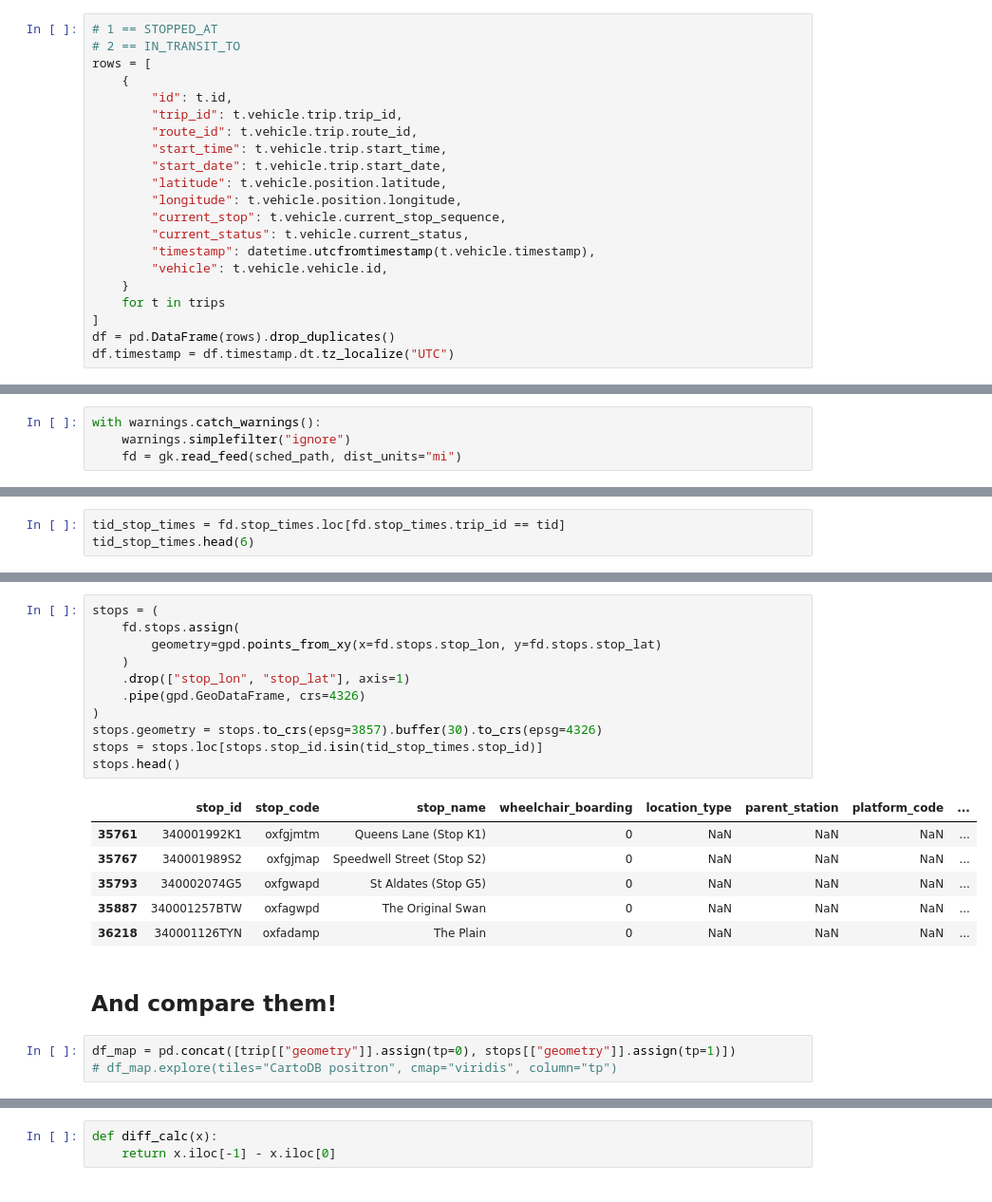
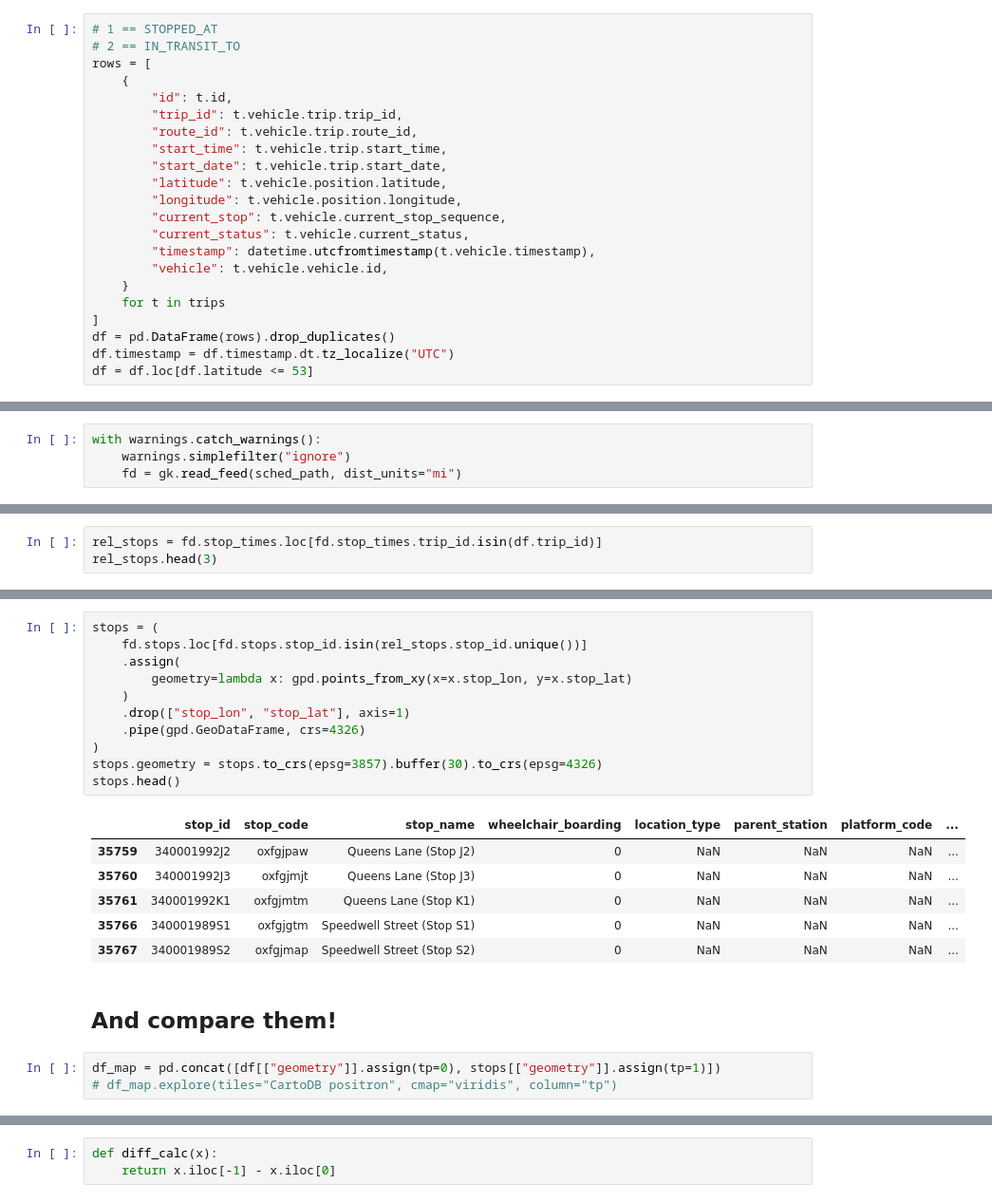
Before and after one commit to carderne/bods, a Jupyter notebook: notebooks/boarding_time.ipynb, the cells around one changed output, grey strips where cells are left out. Shown: that part at 95% size. Drawn from its saved outputs; the diff is of its cells as text.

```diff
--- a/notebooks/boarding_time.ipynb
+++ b/notebooks/boarding_time.ipynb
@@ -46,6 +46,7 @@ rows = [
 ]
 df = pd.DataFrame(rows).drop_duplicates()
 df.timestamp = df.timestamp.dt.tz_localize("UTC")
+df = df.loc[df.latitude <= 53]
 # %% [markdown]
 Convert to GeoDataFrame
 # %%
@@ -79,5 +76,5 @@ tid_trips
 # %%
-tid_stop_times = fd.stop_times.loc[fd.stop_times.trip_id == tid]
-tid_stop_times.head(6)
+rel_stops = fd.stop_times.loc[fd.stop_times.trip_id.isin(df.trip_id)]
+rel_stops.head(3)
 # %% [output]
 |  | trip_id | arrival_time | departure_time | stop_id | stop_sequence | stop_headsign | pickup_type | ... |
@@ -90,23 +84,23 @@ tid_stop_times.head(6)
 # %%
 stops = (
-    fd.stops.assign(
-        geometry=gpd.points_from_xy(x=fd.stops.stop_lon, y=fd.stops.stop_lat)
+    fd.stops.loc[fd.stops.stop_id.isin(rel_stops.stop_id.unique())]
+    .assign(
+        geometry=lambda x: gpd.points_from_xy(x=x.stop_lon, y=x.stop_lat)
     )
     .drop(["stop_lon", "stop_lat"], axis=1)
     .pipe(gpd.GeoDataFrame, crs=4326)
 )
 stops.geometry = stops.to_crs(epsg=3857).buffer(30).to_crs(epsg=4326)
-stops = stops.loc[stops.stop_id.isin(tid_stop_times.stop_id)]
 stops.head()
 # %% [output]
 |  | stop_id | stop_code | stop_name | wheelchair_boarding | location_type | parent_station | platform_code | ... |
+| 35759 | 340001992J2 | oxfgjpaw | Queens Lane (Stop J2) | 0 | NaN | NaN | NaN | ... |
+| 35760 | 340001992J3 | oxfgjmjt | Queens Lane (Stop J3) | 0 | NaN | NaN | NaN | ... |
 | 35761 | 340001992K1 | oxfgjmtm | Queens Lane (Stop K1) | 0 | NaN | NaN | NaN | ... |
+| 35766 | 340001989S1 | oxfgjgtm | Speedwell Street (Stop S1) | 0 | NaN | NaN | NaN | ... |
 | 35767 | 340001989S2 | oxfgjmap | Speedwell Street (Stop S2) | 0 | NaN | NaN | NaN | ... |
-| 35793 | 340002074G5 | oxfgwapd | St Aldates (Stop G5) | 0 | NaN | NaN | NaN | ... |
-| 35887 | 340001257BTW | oxfagwpd | The Original Swan | 0 | NaN | NaN | NaN | ... |
-| 36218 | 340001126TYN | oxfadamp | The Plain | 0 | NaN | NaN | NaN | ... |
 # %% [markdown]
 ## And compare them!
 # %%
-df_map = pd.concat([trip[["geometry"]].assign(tp=0), stops[["geometry"]].assign(tp=1)])
+df_map = pd.concat([df[["geometry"]].assign(tp=0), stops[["geometry"]].assign(tp=1)])
 # df_map.explore(tiles="CartoDB positron", cmap="viridis", column="tp")
```
Also changed, not shown: parts of 9 cells of this notebook, 1 other file.
